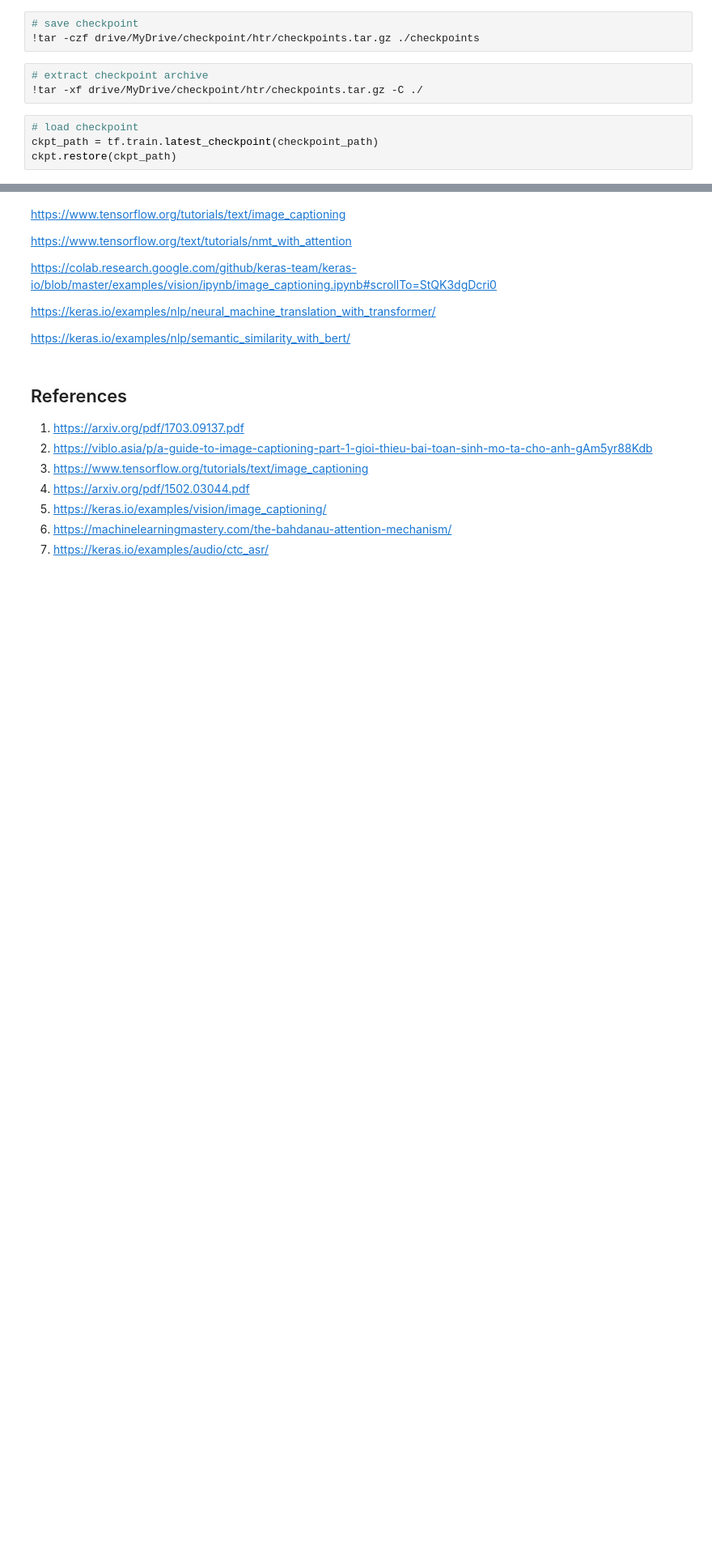
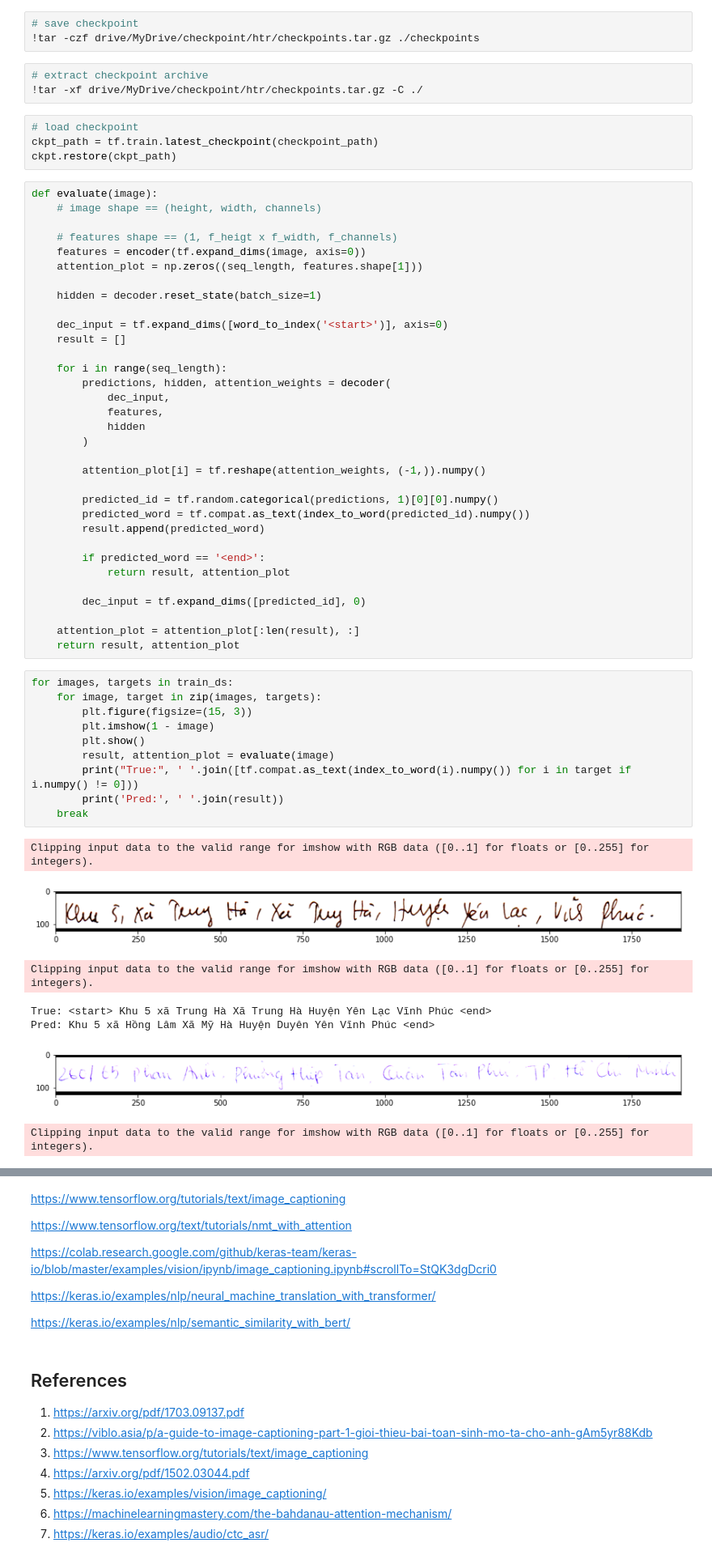
Before and after one commit to LapTQ/IT4343E_OCR, a Jupyter notebook: image_captioning.ipynb, the cells around one changed output, grey strips where cells are left out. Shown at 81% size. Cells and saved outputs as stored; diff of their text form; blank space fills up the shorter version.

```diff
--- a/image_captioning.ipynb
+++ b/image_captioning.ipynb
@@ -468,3 +468,54 @@ with open('drive/MyDrive/checkpoint/htr/loss_plot.pkl', 'wb') as f:
 # load checkpoint
 ckpt_path = tf.train.latest_checkpoint(checkpoint_path)
 ckpt.restore(ckpt_path)
+# %%
+def evaluate(image):
+    # image shape == (height, width, channels)
+
+    # features shape == (1, f_heigt x f_width, f_channels)
+    features = encoder(tf.expand_dims(image, axis=0))
+    attention_plot = np.zeros((seq_length, features.shape[1]))
+
+    hidden = decoder.reset_state(batch_size=1)
+
+    dec_input = tf.expand_dims([word_to_index('<start>')], axis=0)
+    result = []
+
+    for i in range(seq_length):
+        predictions, hidden, attention_weights = decoder(
+            dec_input,
+            features,
+            hidden
+        )
+
+        attention_plot[i] = tf.reshape(attention_weights, (-1,)).numpy()
+
+        predicted_id = tf.random.categorical(predictions, 1)[0][0].numpy()
+        predicted_word = tf.compat.as_text(index_to_word(predicted_id).numpy())
+        result.append(predicted_word)
+
+        if predicted_word == '<end>':
+            return result, attention_plot
+
+        dec_input = tf.expand_dims([predicted_id], 0)
+
+    attention_plot = attention_plot[:len(result), :]
+    return result, attention_plot
+# %%
+for images, targets in train_ds:
+    for image, target in zip(images, targets):
+        plt.figure(figsize=(15, 3))
+        plt.imshow(1 - image)
+        plt.show()
+        result, attention_plot = evaluate(image)
+        print("True:", ' '.join([tf.compat.as_text(index_to_word(i).numpy()) for i in target if i.numpy() != 0]))
+        print('Pred:', ' '.join(result))
+    break
+# %% [output]
+Clipping input data to the valid range for imshow with RGB data ([0..1] for floats or [0..255] for integers).
+[figure, added]
+Clipping input data to the valid range for imshow with RGB data ([0..1] for floats or [0..255] for integers).
+True: <start> Khu 5 xã Trung Hà Xã Trung Hà Huyện Yên Lạc Vĩnh Phúc <end>
+Pred: Khu 5 xã Hồng Lâm Xã Mỹ Hà Huyện Duyên Yên Vĩnh Phúc <end>
+[figure, added]
+Clipping input data to the valid range for imshow with RGB data ([0..1] for floats or [0..255] for integers).
```
Also changed, not shown: parts of 3 cells of this notebook.
